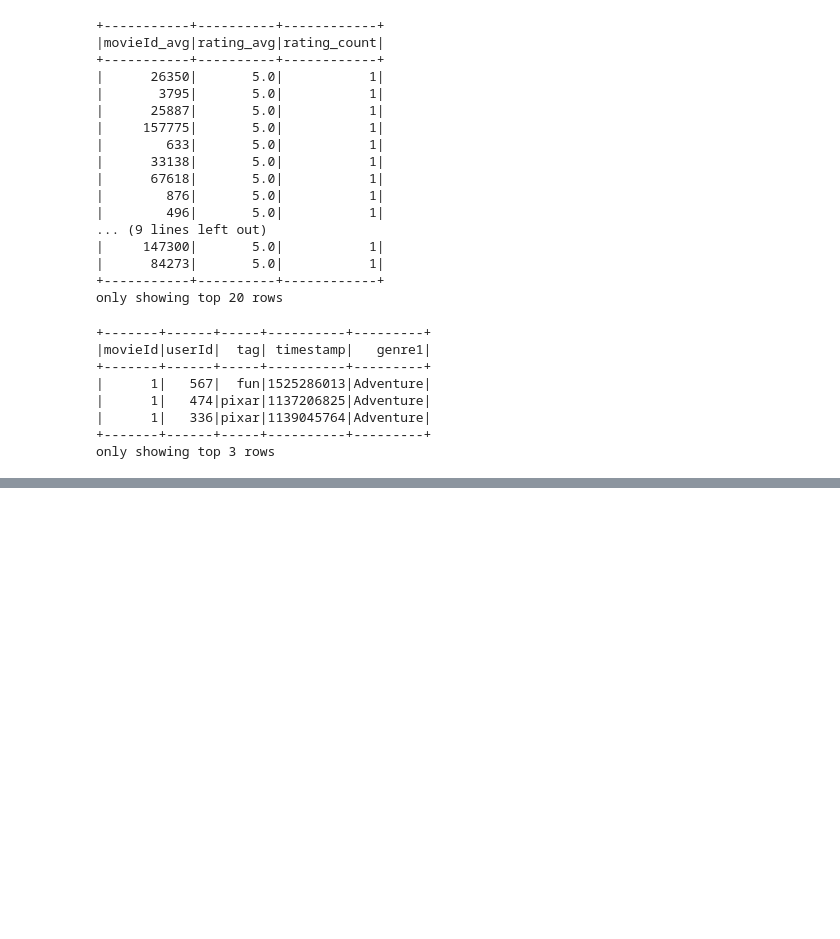
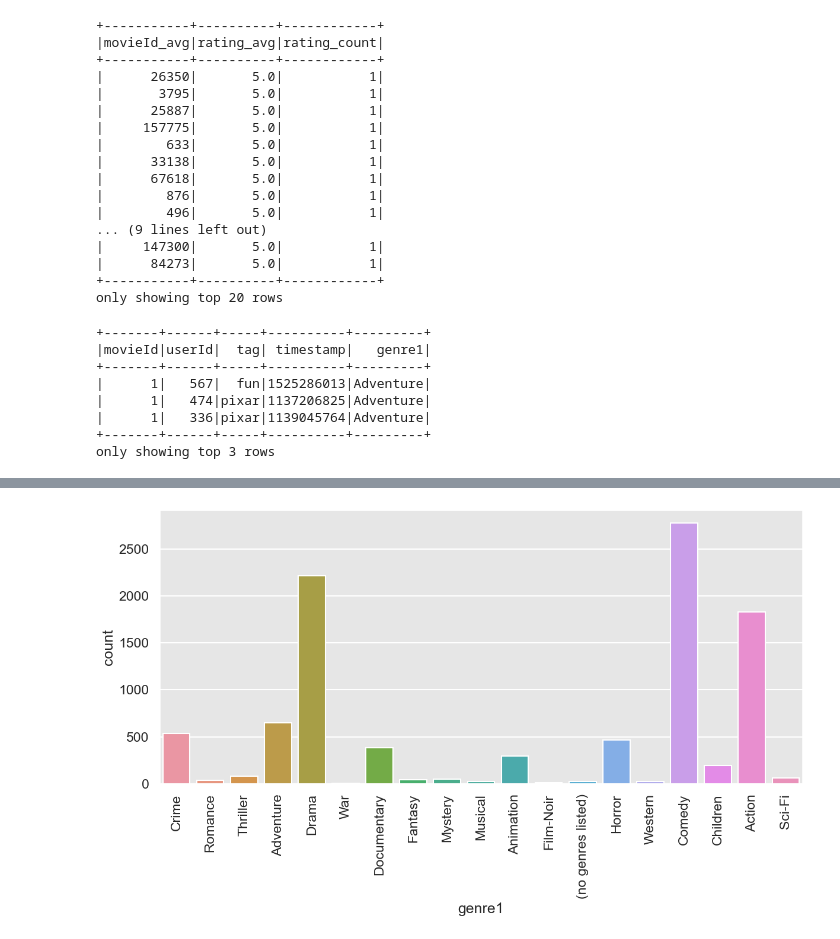
Before and after one commit to golubnichiy/big_data_11_23, a Jupyter notebook: days_19.ipynb, the cells around one changed output, grey strips where cells are left out. Cells and saved outputs as stored; diff of their text form; code cells hidden in the pictures; blank space fills up the shorter version.

```diff
--- a/days_19.ipynb
+++ b/days_19.ipynb
@@ -336,0 +479,7 @@ only showing top 3 rows
+# %%
+genre = df3.groupBy("genre1").count().toPandas()
+sns.barplot(x=genre["genre1"], y=genre["count"])
+plt.pyplot.xticks(rotation=90)
+plt.pyplot.show()
+# %% [output]
+[figure, added]
```
Also changed, not shown: parts of 23 cells of this notebook, 2 other files.
